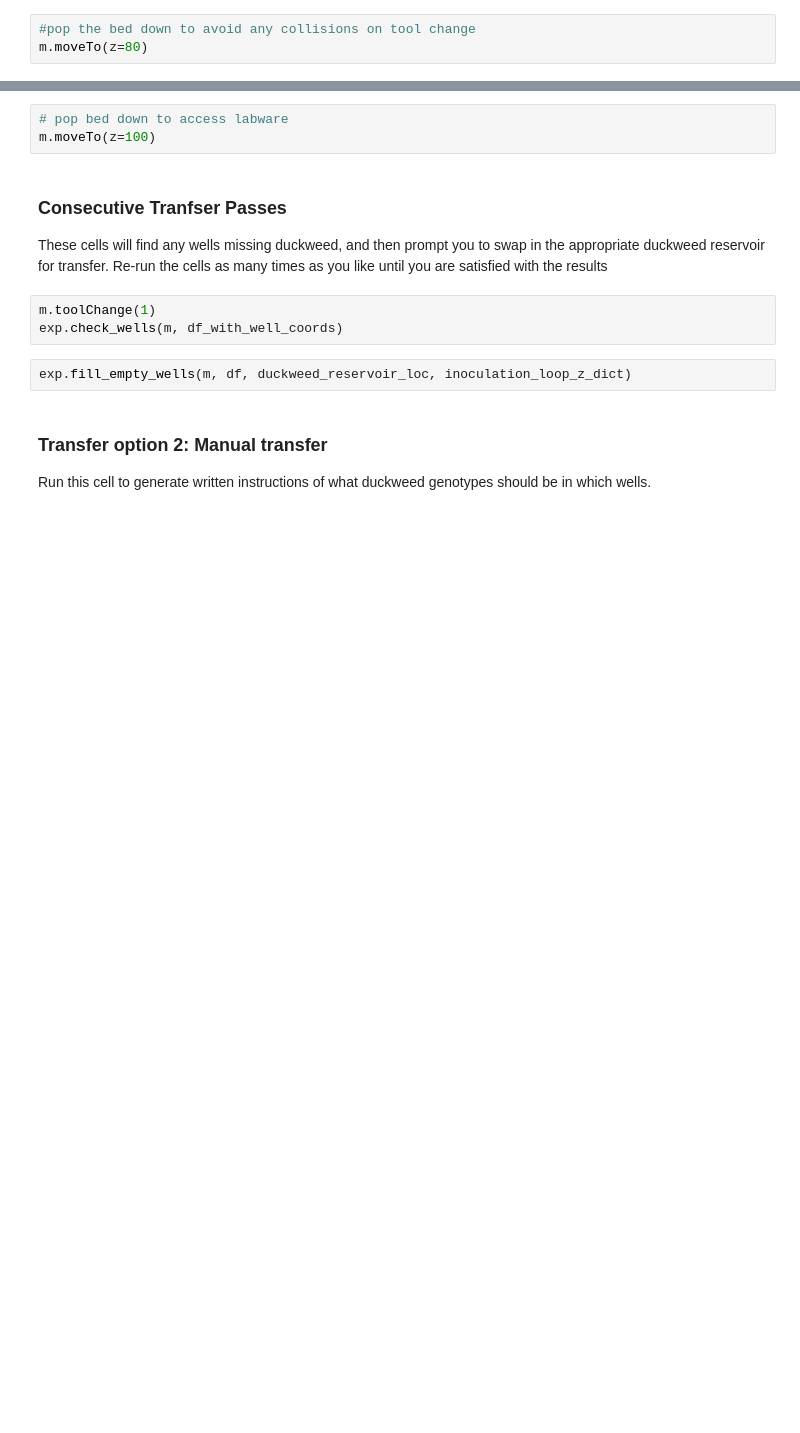
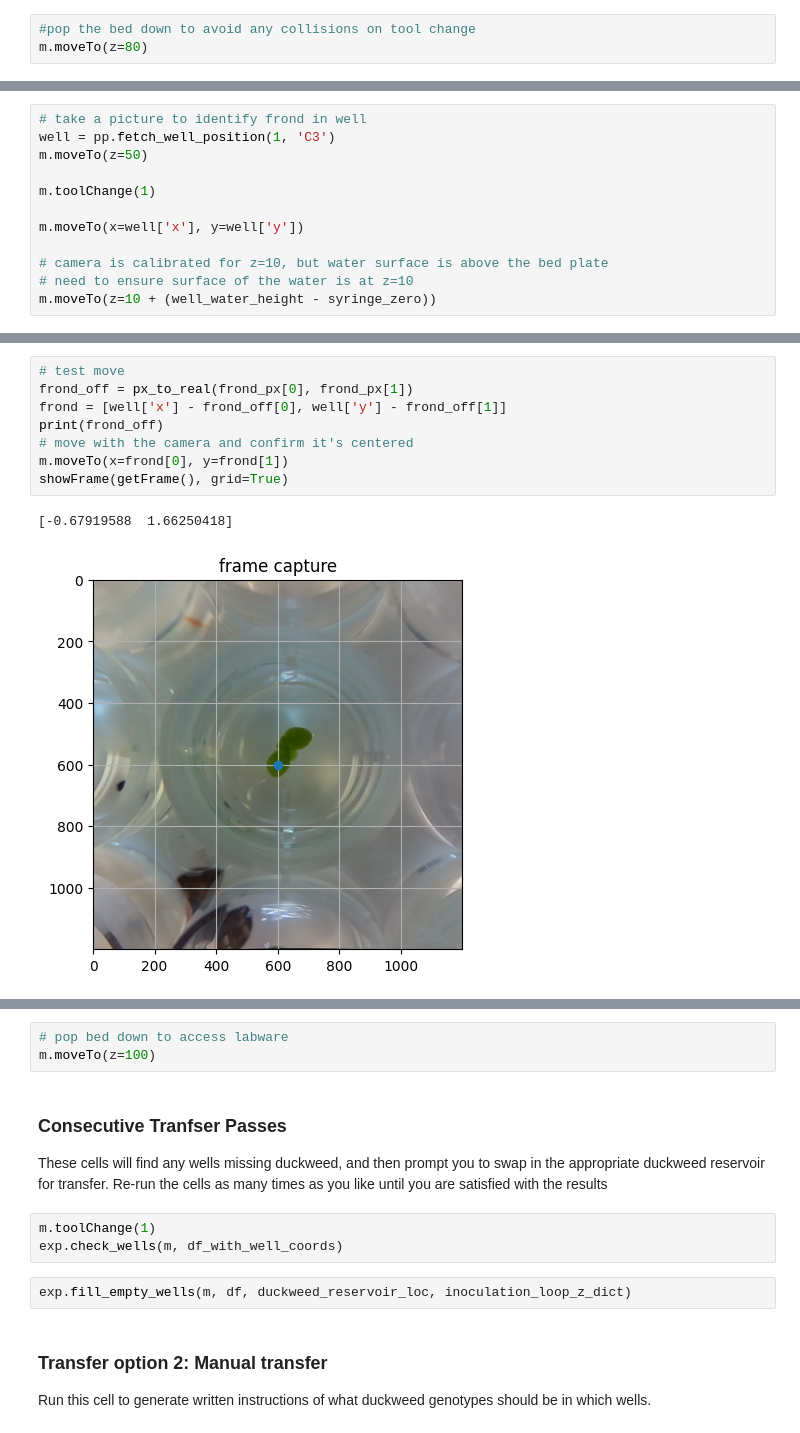
Before and after one commit to machineagency/duckbot, a Jupyter notebook: notebooks/DRAFT_RootImaging.ipynb, the cells around one changed output, grey strips where cells are left out. Drawn from its saved outputs; the diff is of its cells as text; blank space fills up the shorter version.

```diff
--- a/notebooks/DRAFT_RootImaging.ipynb
+++ b/notebooks/DRAFT_RootImaging.ipynb
@@ -300,0 +342,12 @@ for field_value, sample_df in grouped_df:
+# %%
+# take a picture to identify frond in well
+well = pp.fetch_well_position(1, 'C3')
+m.moveTo(z=50)
+
+m.toolChange(1)
+
+m.moveTo(x=well['x'], y=well['y'])
+
+# camera is calibrated for z=10, but water surface is above the bed plate
+# need to ensure surface of the water is at z=10
+m.moveTo(z=10 + (well_water_height - syringe_zero))
@@ -300,0 +370,11 @@ for field_value, sample_df in grouped_df:
+# %%
+# test move
+frond_off = px_to_real(frond_px[0], frond_px[1])
+frond = [well['x'] - frond_off[0], well['y'] - frond_off[1]]
+print(frond_off)
+# move with the camera and confirm it's centered
+m.moveTo(x=frond[0], y=frond[1])
+showFrame(getFrame(), grid=True)
+# %% [output]
+[-0.67919588  1.66250418]
+[figure, added]
```
Also changed, not shown: parts of 27 cells of this notebook, 2 other files.
